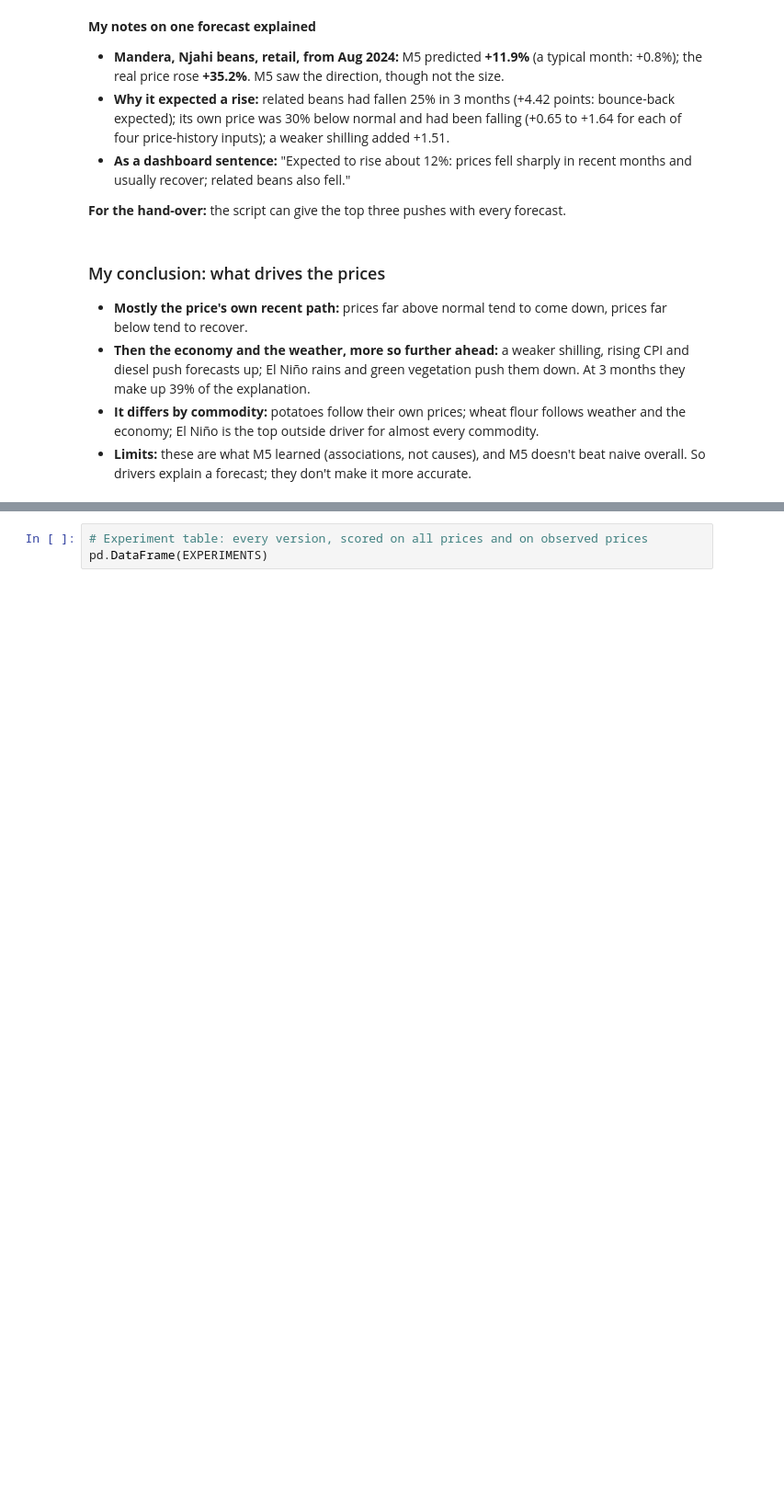
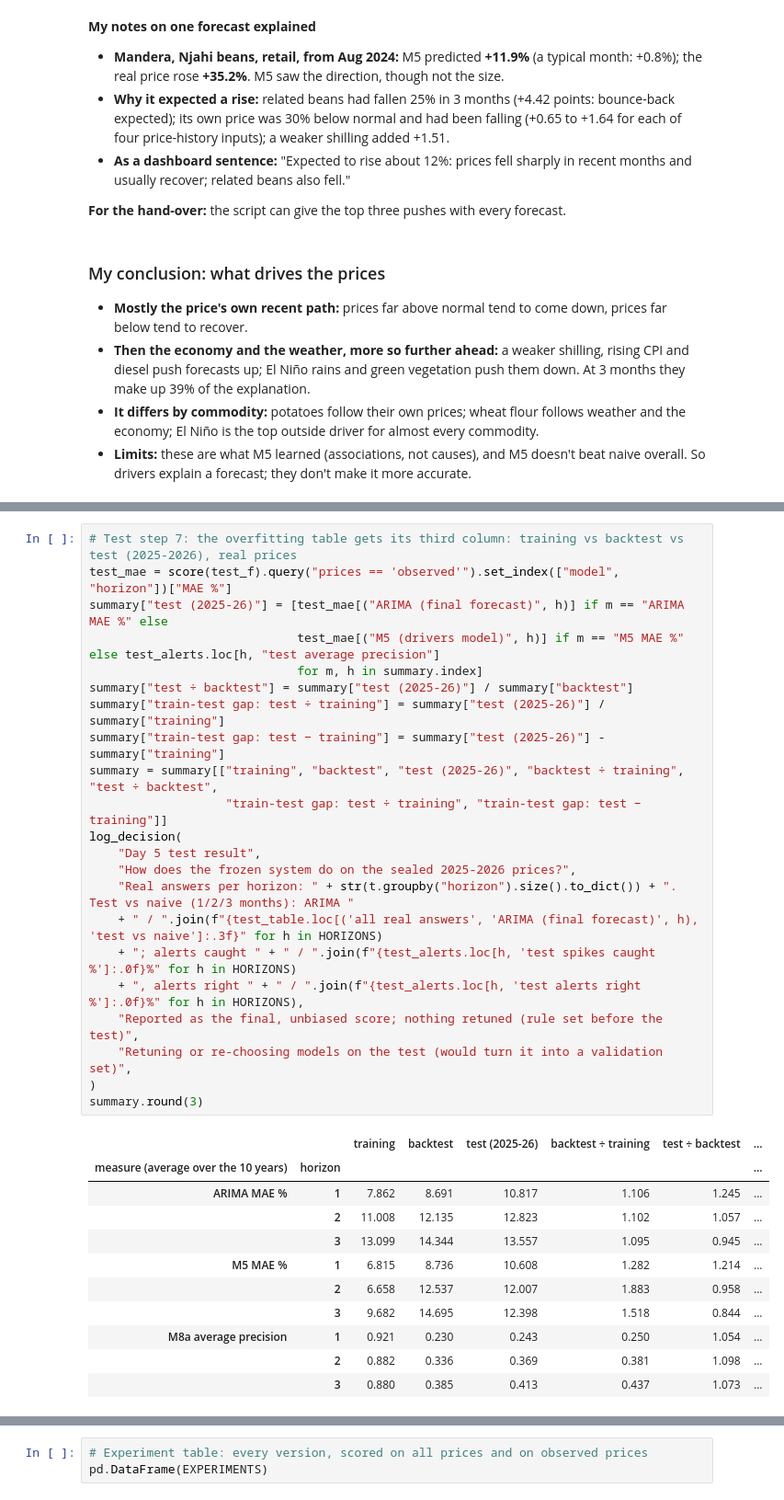
Before and after one commit to emergingleader/Soko_Radar, a Jupyter notebook: notebooks/02_model_build.ipynb, the cells around one changed output, grey strips where cells are left out. Shown at 92% size. Drawn from its saved outputs; the diff is of its cells as text; blank space fills up the shorter version.

```diff
--- a/notebooks/02_model_build.ipynb
+++ b/notebooks/02_model_build.ipynb
@@ -4114,0 +4422,34 @@ Mandera | Beans Dolichos (Njahi) | Retail, from Aug 2024: predicted change +11.9
+# %%
+# Test step 7: the overfitting table gets its third column: training vs backtest vs test (2025-2026), real prices
+test_mae = score(test_f).query("prices == 'observed'").set_index(["model", "horizon"])["MAE %"]
+summary["test (2025-26)"] = [test_mae[("ARIMA (final forecast)", h)] if m == "ARIMA MAE %" else
+                             test_mae[("M5 (drivers model)", h)] if m == "M5 MAE %" else test_alerts.loc[h, "test average precision"]
+                             for m, h in summary.index]
+summary["test ÷ backtest"] = summary["test (2025-26)"] / summary["backtest"]
+summary["train-test gap: test ÷ training"] = summary["test (2025-26)"] / summary["training"]
+summary["train-test gap: test − training"] = summary["test (2025-26)"] - summary["training"]
+summary = summary[["training", "backtest", "test (2025-26)", "backtest ÷ training", "test ÷ backtest",
+                   "train-test gap: test ÷ training", "train-test gap: test − training"]]
+log_decision(
+    "Day 5 test result",
+    "How does the frozen system do on the sealed 2025-2026 prices?",
+    "Real answers per horizon: " + str(t.groupby("horizon").size().to_dict()) + ". Test vs naive (1/2/3 months): ARIMA "
+    + " / ".join(f"{test_table.loc[('all real answers', 'ARIMA (final forecast)', h), 'test vs naive']:.3f}" for h in HORIZONS)
+    + "; alerts caught " + " / ".join(f"{test_alerts.loc[h, 'test spikes caught %']:.0f}%" for h in HORIZONS)
+    + ", alerts right " + " / ".join(f"{test_alerts.loc[h, 'test alerts right %']:.0f}%" for h in HORIZONS),
+    "Reported as the final, unbiased score; nothing retuned (rule set before the test)",
+    "Retuning or re-choosing models on the test (would turn it into a validation set)",
+)
+summary.round(3)
+# %% [output]
+|  |  | training | backtest | test (2025-26) | backtest ÷ training | test ÷ backtest | ... |
+| measure (average over the 10 years) | horizon |  |  |  |  |  | ... |
+| ARIMA MAE % | 1 | 7.862 | 8.691 | 10.817 | 1.106 | 1.245 | ... |
+|  | 2 | 11.008 | 12.135 | 12.823 | 1.102 | 1.057 | ... |
+|  | 3 | 13.099 | 14.344 | 13.557 | 1.095 | 0.945 | ... |
+| M5 MAE % | 1 | 6.815 | 8.736 | 10.608 | 1.282 | 1.214 | ... |
+|  | 2 | 6.658 | 12.537 | 12.007 | 1.883 | 0.958 | ... |
+|  | 3 | 9.682 | 14.695 | 12.398 | 1.518 | 0.844 | ... |
+| M8a average precision | 1 | 0.921 | 0.230 | 0.243 | 0.250 | 1.054 | ... |
+|  | 2 | 0.882 | 0.336 | 0.369 | 0.381 | 1.098 | ... |
+|  | 3 | 0.880 | 0.385 | 0.413 | 0.437 | 1.073 | ... |
```
Also changed, not shown: parts of 19 cells of this notebook, 1 other file.
